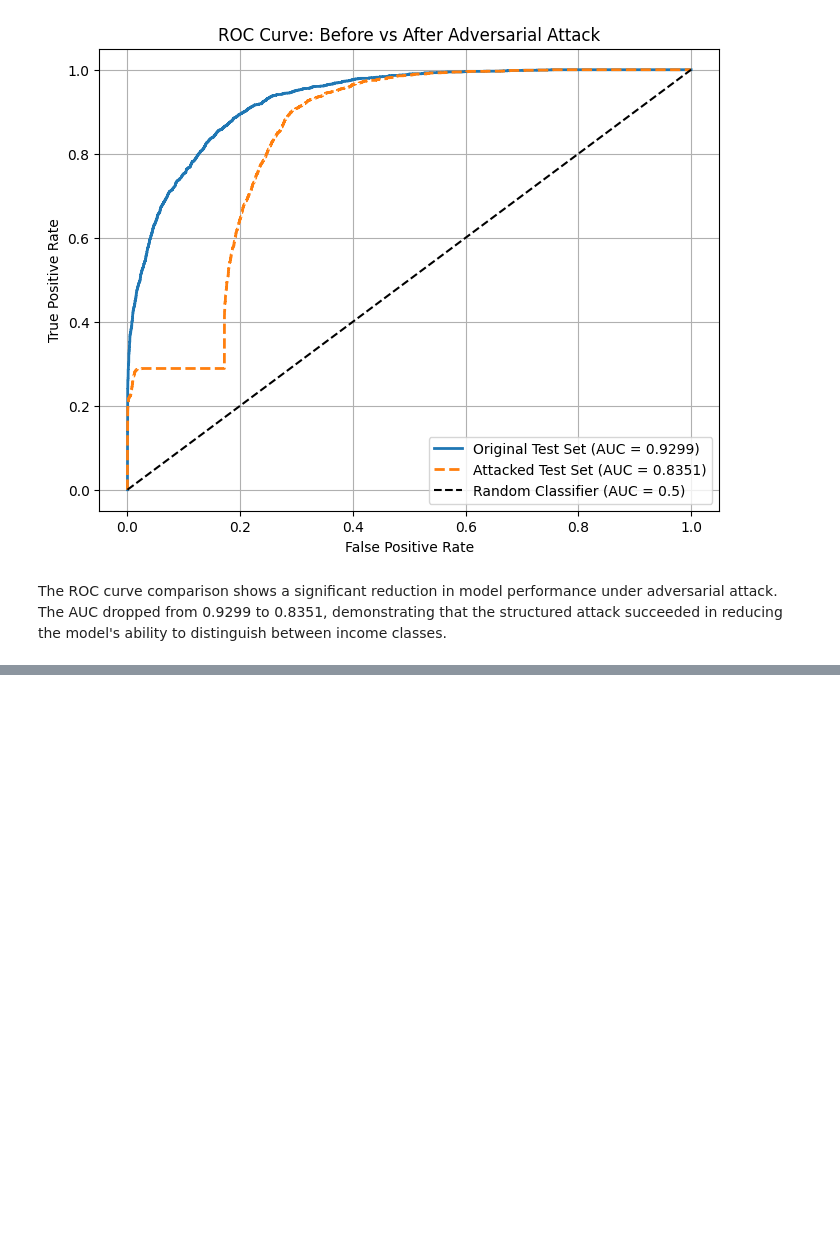
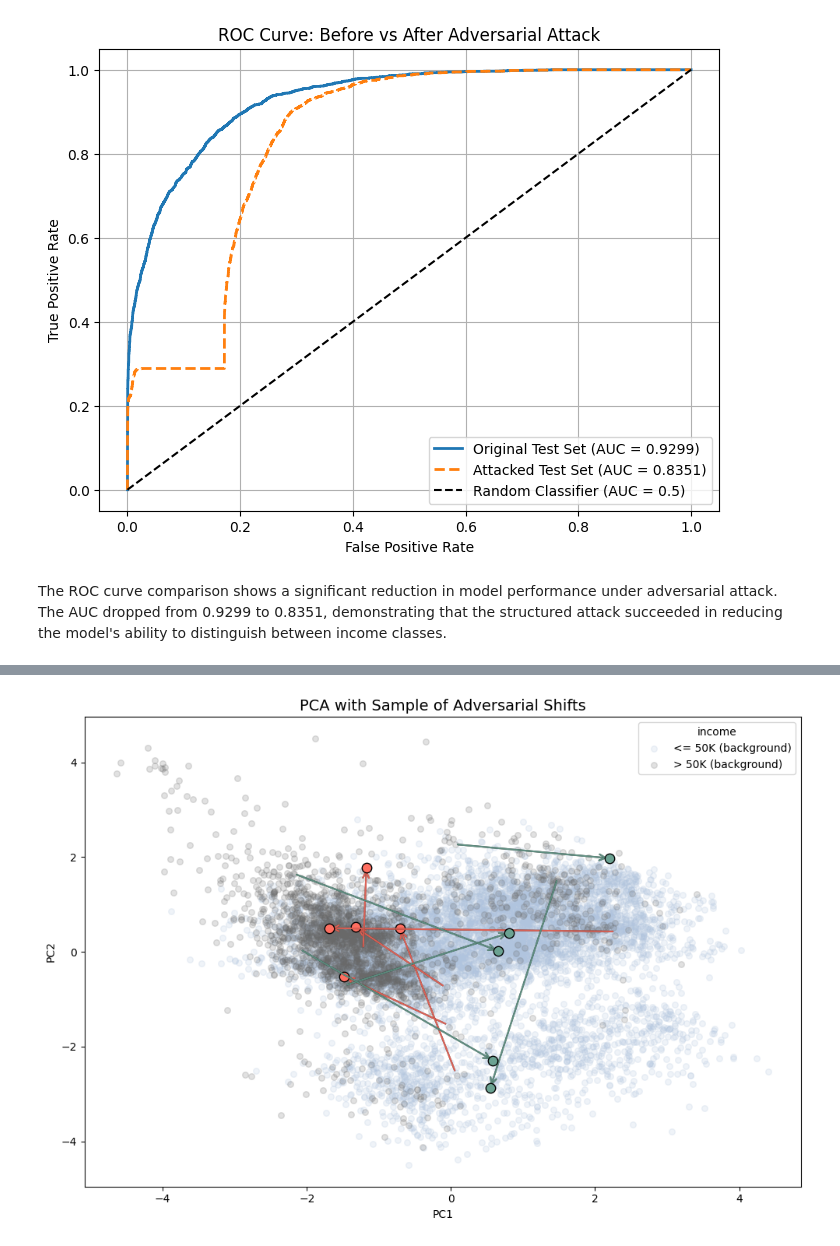
Before and after one commit to yuvalira/Final-Project-Adversarial-Attack-on-Tabular-Classification, a Jupyter notebook: ATTACK/GBT_Attack.ipynb, the cells around one changed output, grey strips where cells are left out. Drawn from its saved outputs; the diff is of its cells as text; code cells hidden in the pictures; blank space fills up the shorter version.

```diff
--- a/ATTACK/GBT_Attack.ipynb
+++ b/ATTACK/GBT_Attack.ipynb
@@ -483,0 +559,95 @@ The AUC dropped from 0.9299 to 0.8351, demonstrating that the structured attack
+# %%
+# Class name map
+class_map = {0: '<= 50K', 1: '> 50K'}
+
+# Soft transition colors
+transition_colors = {
+    (0, 1): '#FF6F61',  # coral rose
+    (1, 0): '#6BA292'   # eucalyptus green
+}
+
+# Background colors
+background_colors = {
+    0: 'lightsteelblue',
+    1: 'dimgrey'
+}
+
+# Preprocess
+def preprocess(df, label_column='income'):
+    labels = df[label_column].values.astype(int)
+    features = df.drop(columns=[label_column])
+    scaler = StandardScaler()
+    features_scaled = scaler.fit_transform(features)
+    return features_scaled, labels
+
+# Prepare data
+X_original, y_original = preprocess(test_data)
+X_attacked, y_attacked = preprocess(full_attacked_test_data)
+
+# Changed samples
+changed_idx = np.where(y_original != y_attacked)[0]
+X_orig_changed = X_original[changed_idx]
+X_att_changed = X_attacked[changed_idx]
+y_from = y_original[changed_idx]
+y_to = y_attacked[changed_idx]
+
+# Select 5 from each transition
+transition_01 = np.where((y_from == 0) & (y_to == 1))[0]
+transition_10 = np.where((y_from == 1) & (y_to == 0))[0]
+selected_01 = sample(list(transition_01), min(5, len(transition_01)))
+selected_10 = sample(list(transition_10), min(5, len(transition_10)))
+selected_idx = selected_01 + selected_10
+
+X_orig_sel = X_orig_changed[selected_idx]
+X_att_sel = X_att_changed[selected_idx]
+y_from_sel = y_from[selected_idx]
+y_to_sel = y_to[selected_idx]
+
+# PCA
+pca = PCA(n_components=2)
+X_original_pca = pca.fit_transform(X_original)
+X_orig_pca_sel = pca.transform(X_orig_sel)
+X_att_pca_sel = pca.transform(X_att_sel)
+
+# Plot
+fig, ax = plt.subplots(figsize=(10, 7))
+
+# Background
+for label in np.unique(y_original):
+    idx = y_original == label
+    ax.scatter(X_original_pca[idx, 0], X_original_pca[idx, 1],
+               c=background_colors[label], label=f"{class_map[label]} (background)",
+               alpha=0.2, s=30)
+
+# Arrows + points
+for i in range(len(selected_idx)):
+    x0, y0 = X_orig_pca_sel[i]
+    x1, y1 = X_att_pca_sel[i]
+    transition = (y_from_sel[i], y_to_sel[i])
+    color = transition_colors.get(transition, 'gray')
+
+    # Fancy arrow with outline
+    arrow = FancyArrowPatch((x0, y0), (x1, y1),
+                            arrowstyle='->',
+                            color=color,
+                            linewidth=1.5,
+                            mutation_scale=14,
+                            alpha=0.85,
+                            path_effects=[
+                                pe.Stroke(linewidth=1.5, foreground='black'),
+                                pe.Normal()
+                            ])
+    ax.add_patch(arrow)
+
+    # End point
+    ax.scatter(x1, y1, c=color, s=80, edgecolor='black', marker='o')
+
+# Final touches
+ax.set_title('PCA with Sample of Adversarial Shifts', fontsize=14)
+ax.set_xlabel('PC1')
+ax.set_ylabel('PC2')
+ax.legend(title='income')
+plt.tight_layout()
+plt.show()
+# %% [output]
+[figure, added]
```
Also changed, not shown: parts of 5 cells of this notebook.
